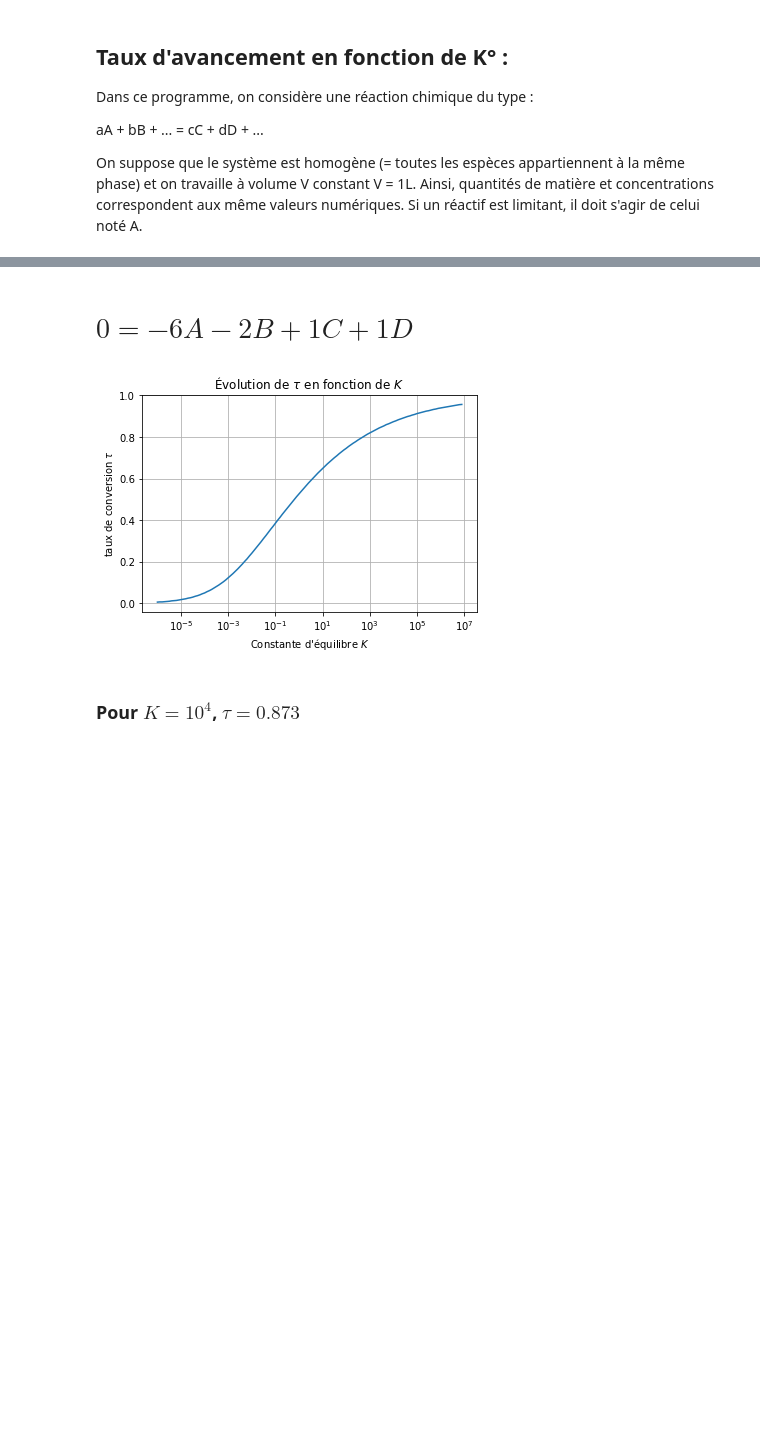
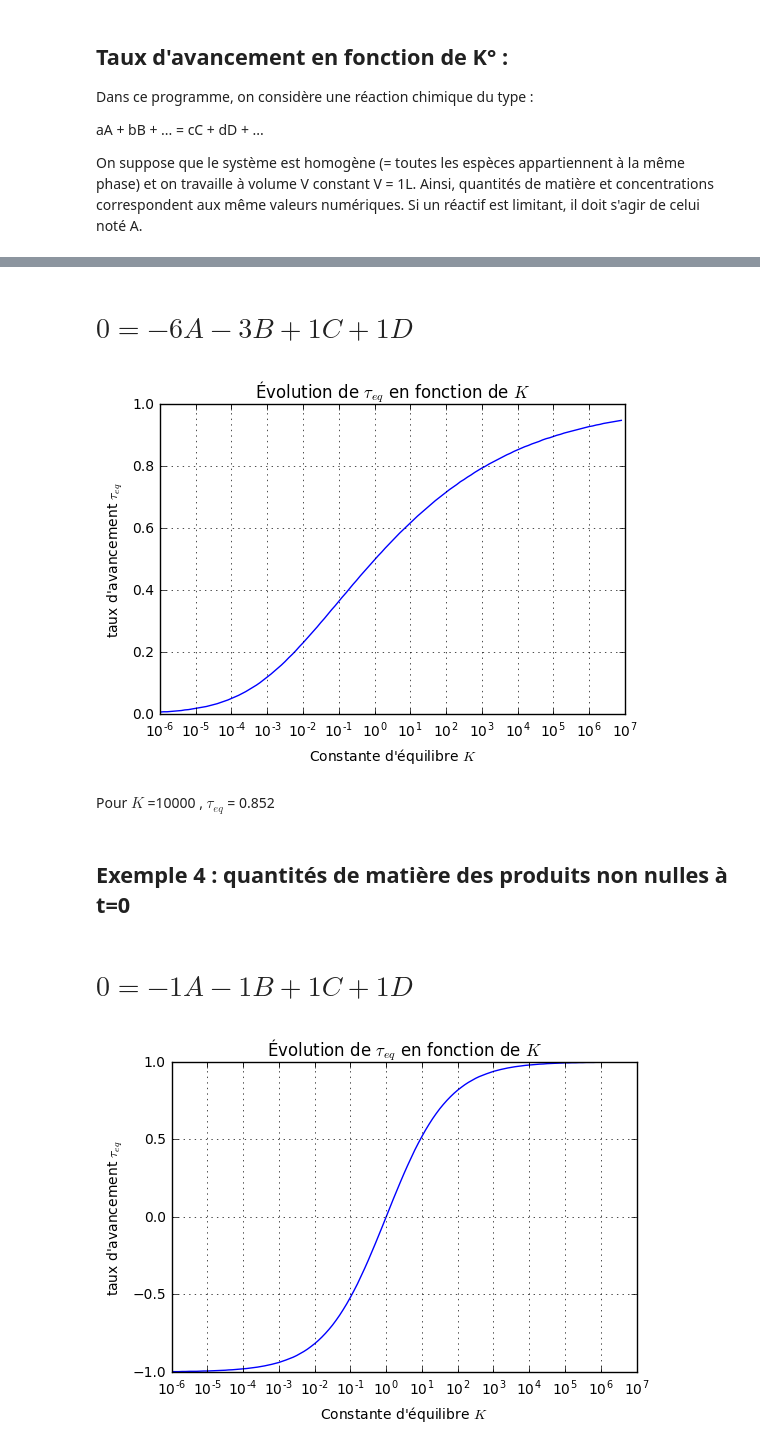
Before and after one commit to msimonin/cinetique, a Jupyter notebook: thermochimie.ipynb, the cells around one changed output, grey strips where cells are left out. Drawn from its saved outputs; the diff is of its cells as text; code cells hidden in the pictures; blank space fills up the shorter version.

```diff
--- a/thermochimie.ipynb
+++ b/thermochimie.ipynb
@@ -83,8 +108,23 @@ avancement(C, N)
 # %%
-C = np.asarray([-6, -2, 1, 1])
+C = np.asarray([-6, -3, 1, 1])
 N = np.asarray([1, 1, 0, 0])
-avancement(C, N)
+Q, X = etat_final(C, N)
 # %% [output]
-# $0 = -6A -2B +1C +1D$
+# $0 = -6A -3B +1C +1D$
-[figure, old version]
+[figure, new version]
-### Pour $K = 10^4$, $\tau=0.873$
+# %%
+K = 10**4
+Y = Q(X) - K
+tau = solve(X, Y)
+printm("Pour $K$ =%s , $\\tau_{eq}$ = %s" %(K,tau))
+# %% [output]
+Pour $K$ =10000 , $\tau_{eq}$ = 0.852
+# %% [markdown]
+## Exemple 4 : quantités de matière des produits non nulles à t=0
+# %%
+C = np.asarray([-1, -1, 1, 1])
+N = np.asarray([1, 1, 1, 1])
+Q, X = etat_final(C, N)
+# %% [output]
+# $0 = -1A -1B +1C +1D$
+[figure, added]
```
Also changed, not shown: parts of 10 cells of this notebook.
